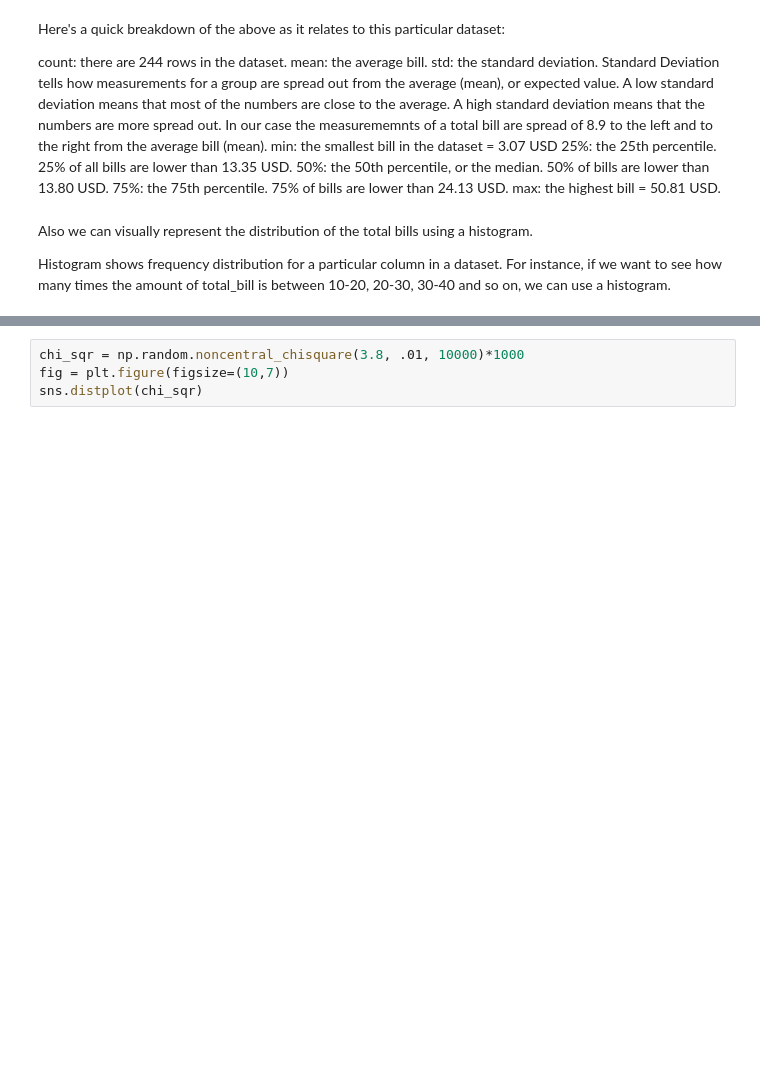
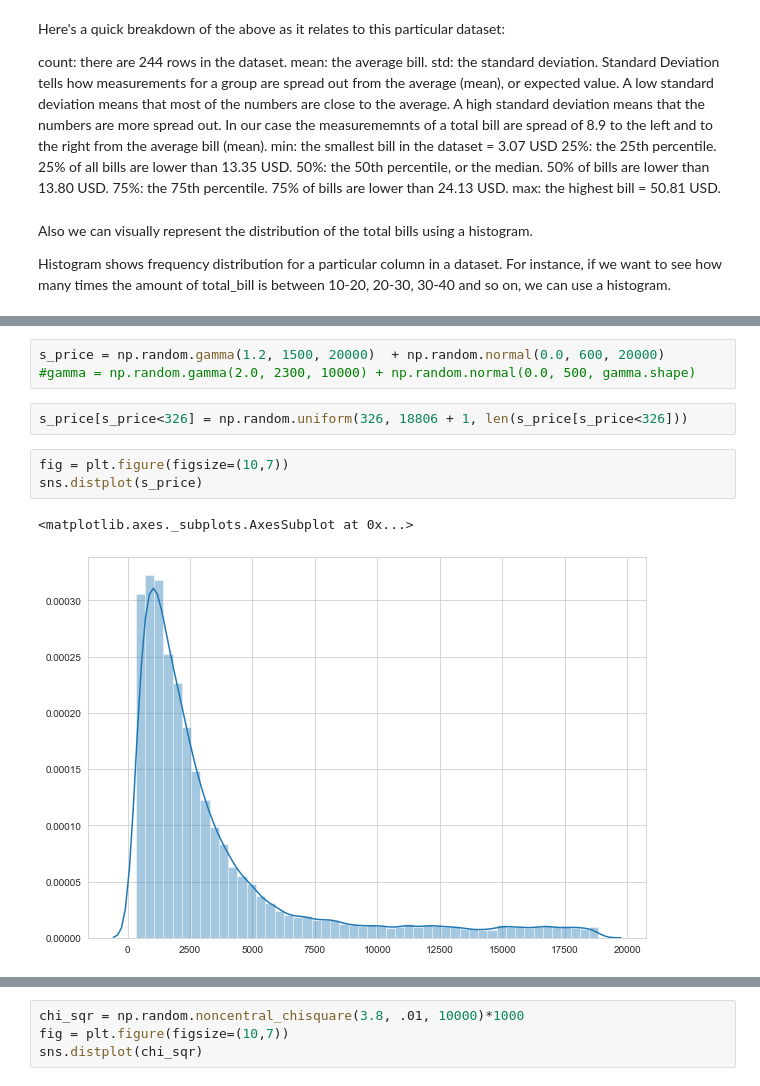
Before and after one commit to JuliaMal/ProgDA_Project2, a Jupyter notebook: Project2.ipynb, the cells around one changed output, grey strips where cells are left out. Drawn from its saved outputs; the diff is of its cells as text; blank space fills up the shorter version.

```diff
--- a/Project2.ipynb
+++ b/Project2.ipynb
@@ -80,0 +103,11 @@ sns.distplot(df['price'], color="rebeccapurple")
+# %%
+s_price = np.random.gamma(1.2, 1500, 20000)  + np.random.normal(0.0, 600, 20000)
+#gamma = np.random.gamma(2.0, 2300, 10000) + np.random.normal(0.0, 500, gamma.shape)
+# %%
+s_price[s_price<326] = np.random.uniform(326, 18806 + 1, len(s_price[s_price<326]))
+# %%
+fig = plt.figure(figsize=(10,7))
+sns.distplot(s_price)
+# %% [output]
+<matplotlib.axes._subplots.AxesSubplot at 0x...>
+[figure, added]
```
Also changed, not shown: parts of 11 cells of this notebook.
